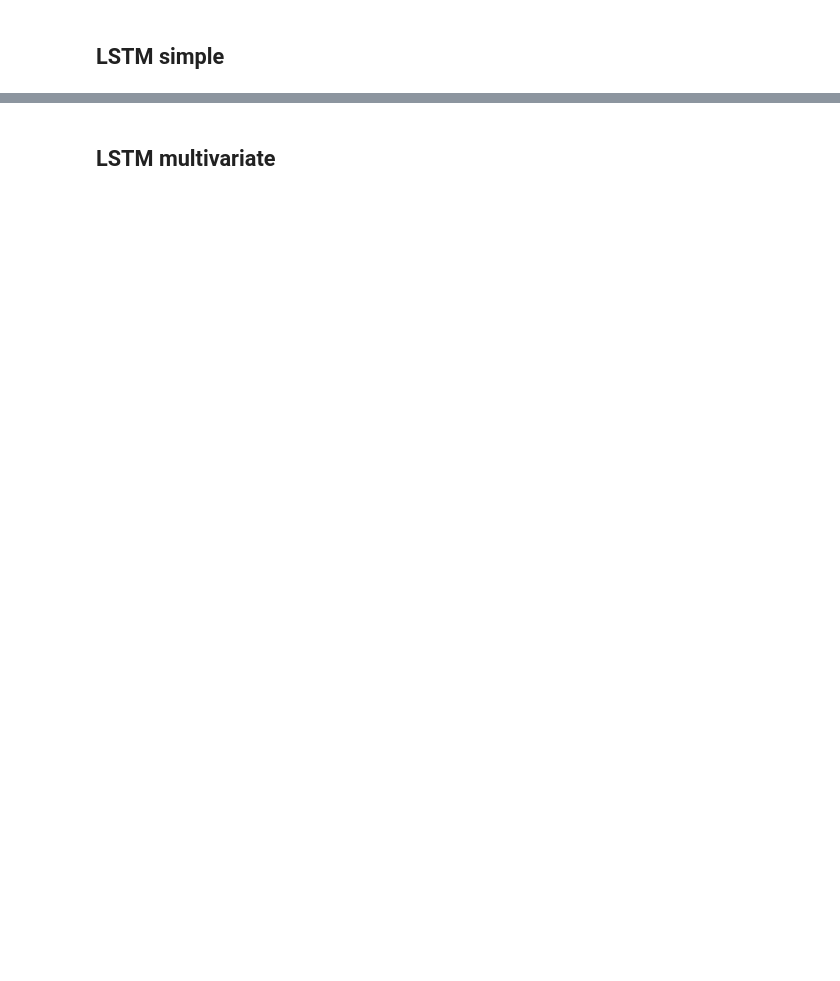
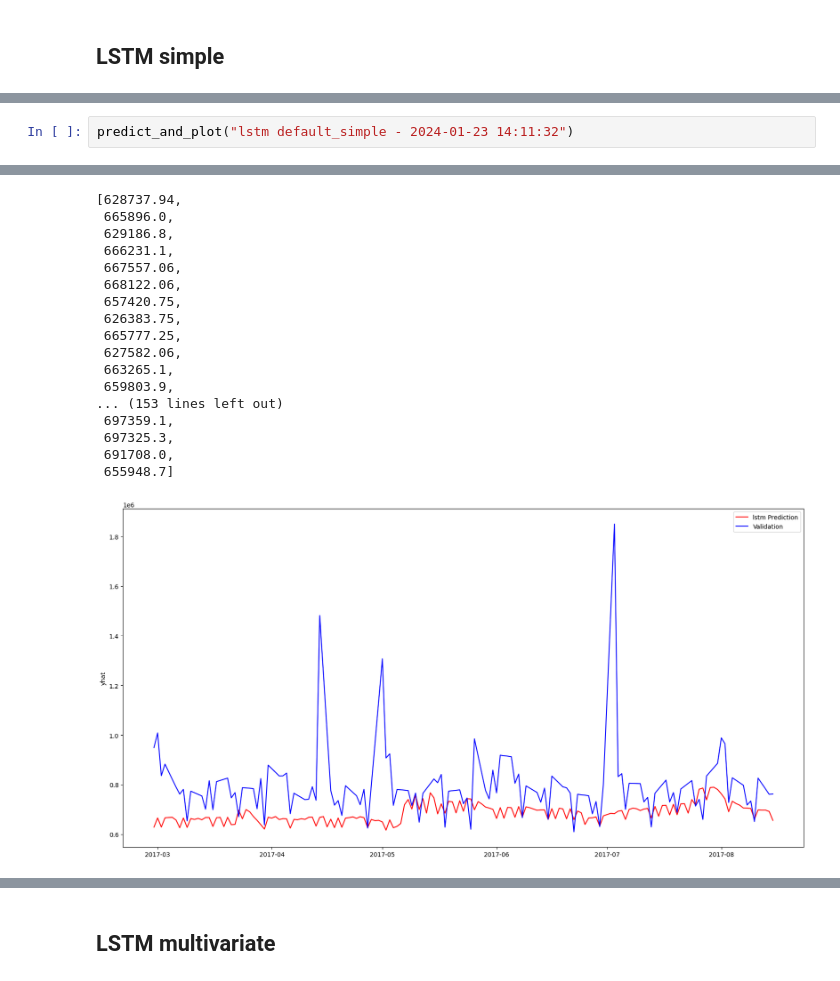
Before and after one commit to Capton1/stores-sales-forecasting-poc, a Jupyter notebook: notebooks/Model results - viz.ipynb, the cells around one changed output, grey strips where cells are left out. Drawn from its saved outputs; the diff is of its cells as text; blank space fills up the shorter version.

```diff
--- a/notebooks/Model results - viz.ipynb
+++ b/notebooks/Model results - viz.ipynb
@@ -167,0 +179,3 @@ sns.lineplot(data=val, x=val.index, y="sales", color="blue", label="Validation")
+# %%
+predict_and_plot("lstm default_simple - 2024-01-23 14:11:32")
+# %% [output]
@@ -167,0 +199,18 @@ sns.lineplot(data=val, x=val.index, y="sales", color="blue", label="Validation")
+[628737.94,
+ 665896.0,
+ 629186.8,
+ 666231.1,
+ 667557.06,
+ 668122.06,
+ 657420.75,
+ 626383.75,
+ 665777.25,
+ 627582.06,
+ 663265.1,
+ 659803.9,
+... (153 lines left out)
+ 697359.1,
+ 697325.3,
+ 691708.0,
+ 655948.7]
+[figure, added]
```
Also changed, not shown: parts of 29 cells of this notebook, 6 other files.
